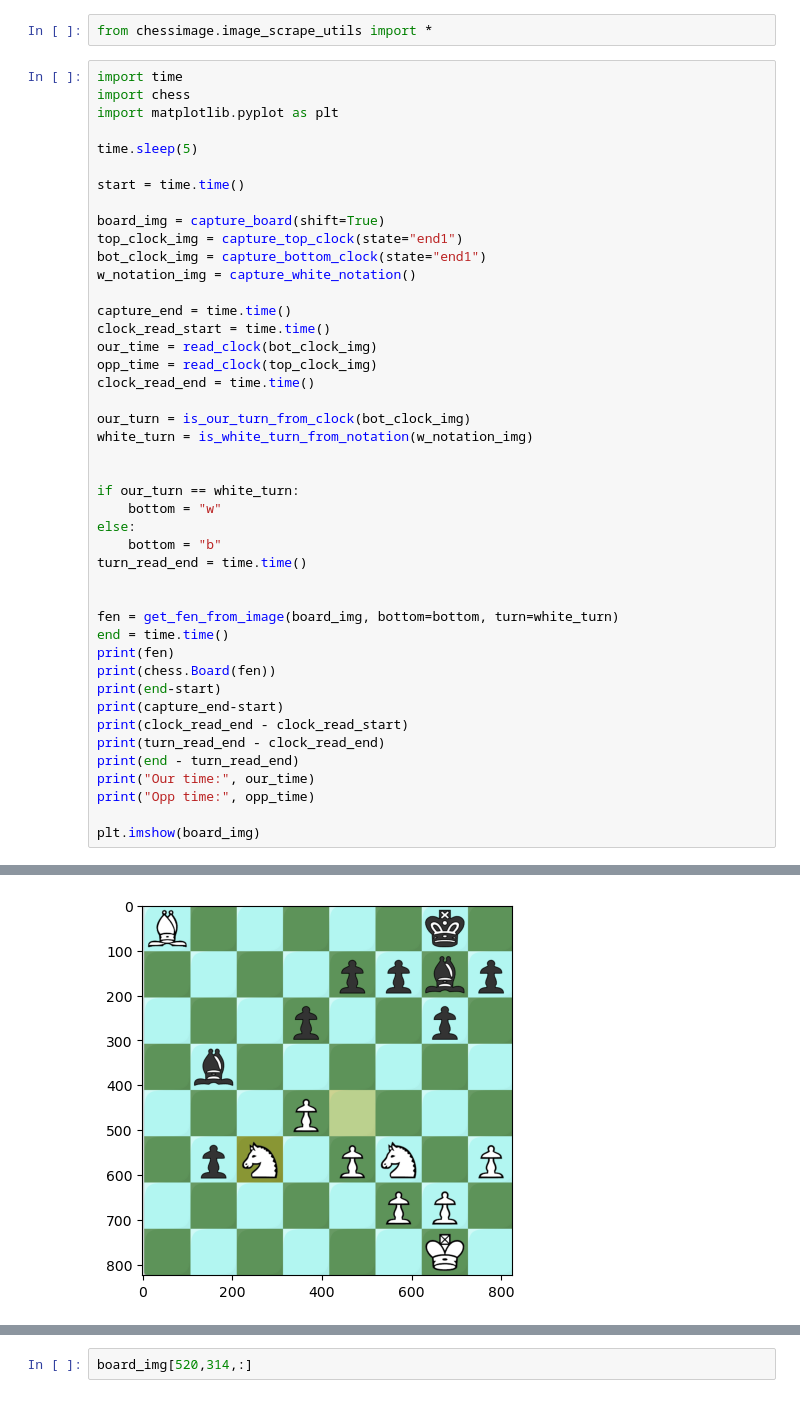
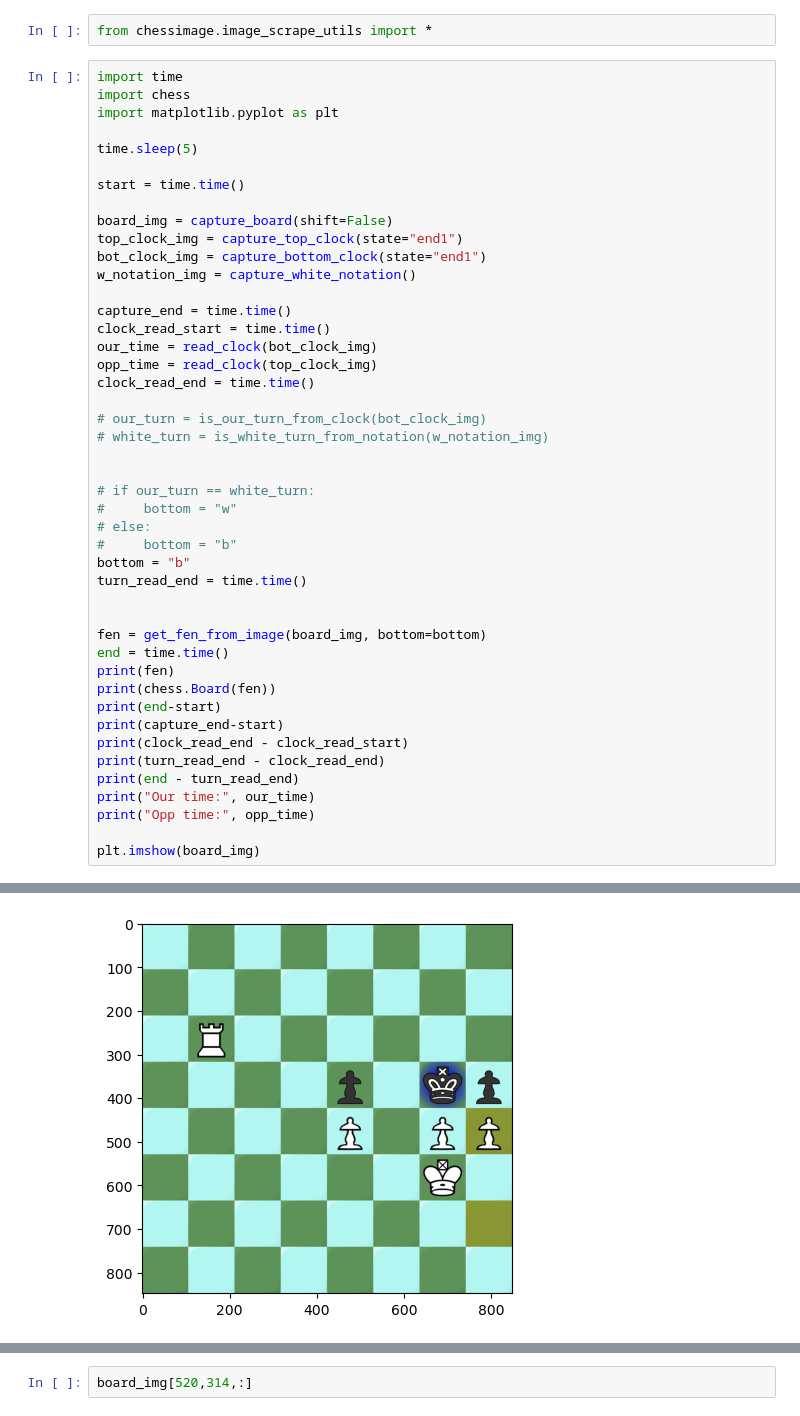
Before and after one commit to douavocado/humanchessplayer2, a Jupyter notebook: test_image_scrape_tools.ipynb, the cells around one changed output, grey strips where cells are left out. Drawn from its saved outputs; the diff is of its cells as text.

```diff
--- a/test_image_scrape_tools.ipynb
+++ b/test_image_scrape_tools.ipynb
@@ -9,7 +9,7 @@ time.sleep(5)
 
 start = time.time()
 
-board_img = capture_board(shift=True)
+board_img = capture_board(shift=False)
 top_clock_img = capture_top_clock(state="end1")
 bot_clock_img = capture_bottom_clock(state="end1")
 w_notation_img = capture_white_notation()
@@ -20,18 +20,19 @@ our_time = read_clock(bot_clock_img)
 opp_time = read_clock(top_clock_img)
 clock_read_end = time.time()
 
-our_turn = is_our_turn_from_clock(bot_clock_img)
-white_turn = is_white_turn_from_notation(w_notation_img)
+# our_turn = is_our_turn_from_clock(bot_clock_img)
+# white_turn = is_white_turn_from_notation(w_notation_img)
 
 
-if our_turn == white_turn:
-    bottom = "w"
-else:
-    bottom = "b"
+# if our_turn == white_turn:
+#     bottom = "w"
+# else:
+#     bottom = "b"
+bottom = "b"
 turn_read_end = time.time()
 
 
-fen = get_fen_from_image(board_img, bottom=bottom, turn=white_turn)
+fen = get_fen_from_image(board_img, bottom=bottom)
 end = time.time()
 print(fen)
 print(chess.Board(fen))
@@ -64,2 +65,2 @@ Opp time: 0
 <matplotlib.image.AxesImage at 0x...>
-[figure, old version]
+[figure, new version]
```
Also changed, not shown: parts of 14 cells of this notebook, 7 other files.
